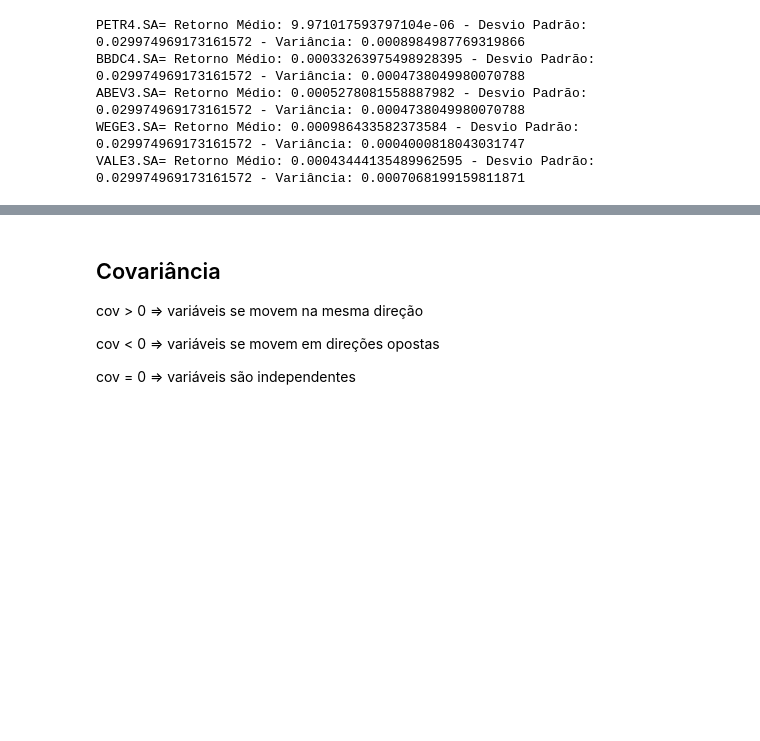
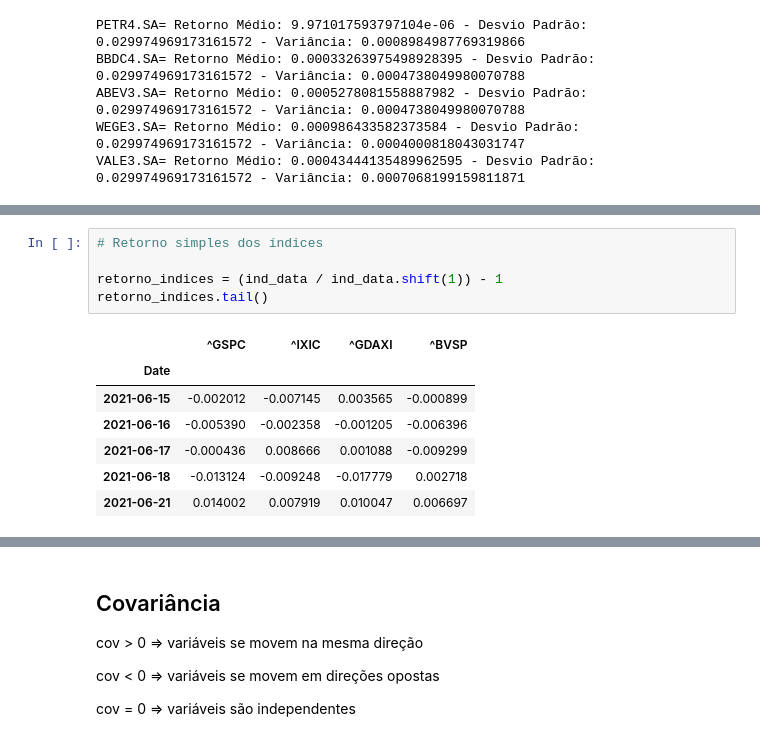
Before and after one commit to TiagoSpiandorello/Analise_de_portfolio_de_acoes, a Jupyter notebook: analise_portfolio.ipynb, the cells around one changed output, grey strips where cells are left out. Cells and saved outputs as stored; diff of their text form; blank space fills up the shorter version.

```diff
--- a/analise_portfolio.ipynb
+++ b/analise_portfolio.ipynb
@@ -181,0 +216,13 @@ VALE3.SA= Retorno Médio: 0.00043444135489962595 - Desvio Padrão: 0.02997496917
+# %%
+# Retorno simples dos índices
+
+retorno_indices = (ind_data / ind_data.shift(1)) - 1
+retorno_indices.tail()
+# %% [output]
+|  | ^GSPC | ^IXIC | ^GDAXI | ^BVSP |
+| Date |  |  |  |  |
+| 2021-06-15 | -0.002012 | -0.007145 | 0.003565 | -0.000899 |
+| 2021-06-16 | -0.005390 | -0.002358 | -0.001205 | -0.006396 |
+| 2021-06-17 | -0.000436 | 0.008666 | 0.001088 | -0.009299 |
+| 2021-06-18 | -0.013124 | -0.009248 | -0.017779 | 0.002718 |
+| 2021-06-21 | 0.014002 | 0.007919 | 0.010047 | 0.006697 |
```
Also changed, not shown: parts of 11 cells of this notebook.
